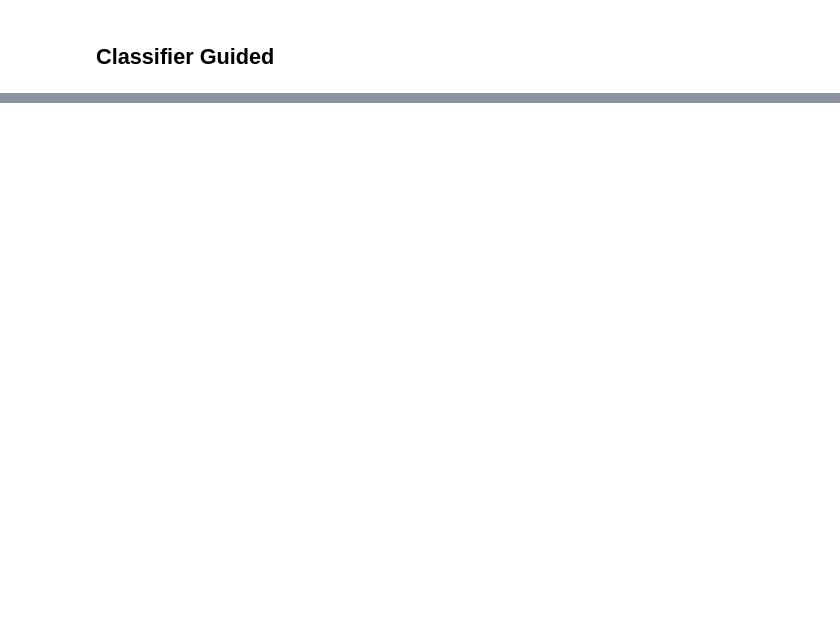
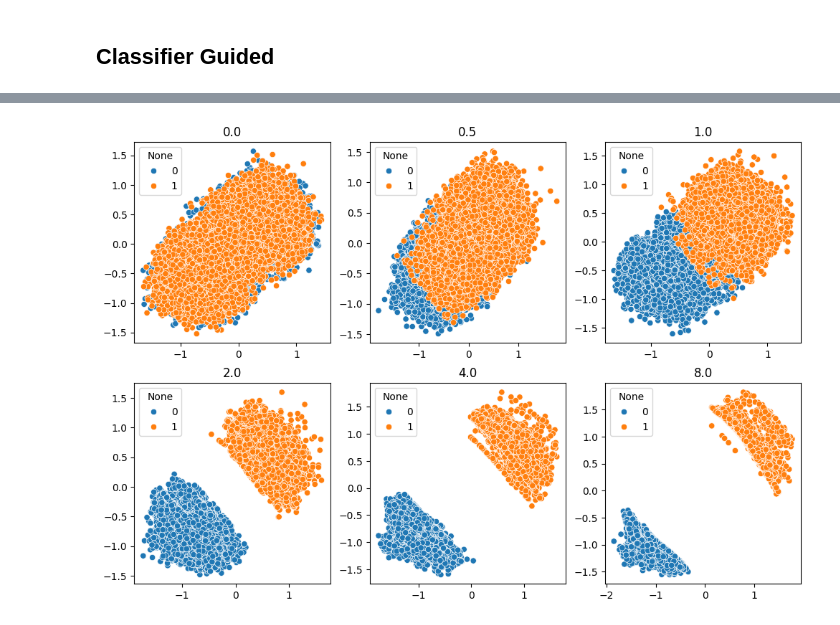
Before and after one commit to daniil-shlenskii/PFGMPP, a Jupyter notebook: run/toy.ipynb, the cells around one changed output, grey strips where cells are left out. Drawn from its saved outputs; the diff is of its cells as text; code cells hidden in the pictures; blank space fills up the shorter version.

```diff
--- a/run/toy.ipynb
+++ b/run/toy.ipynb
@@ -231,0 +247,18 @@ plt.show()
+# %%
+scales = [0.] + [float(2**p) for p in [-1, 0, 1., 2, 3]]
+nplots = len(scales)
+ncols, nrows = 3, nplots//3
+fig, axes = plt.subplots(nrows, ncols, figsize=(12, 4 * nrows))
+
+for idx, scale in enumerate(scales):
+    row = idx // ncols
+    col = idx % ncols
+    ax = axes[row, col]
+
+    gens = pfgmpp.sample(sample_size=n_gens, rho=7, num_steps=32, label=label, guidance_scale=scale) * STD[None] + MEAN[None]
+
+    sns.scatterplot(x=gens[:, 0], y=gens[:, 1], hue=label, ax=ax)
+    ax.set_xlabel(""); ax.set_ylabel("")
+    ax.set_title(f"{np.round(scale, 1)}")
+# %% [output]
+[figure, added]
```
Also changed, not shown: parts of 15 cells of this notebook, 1 other file.
